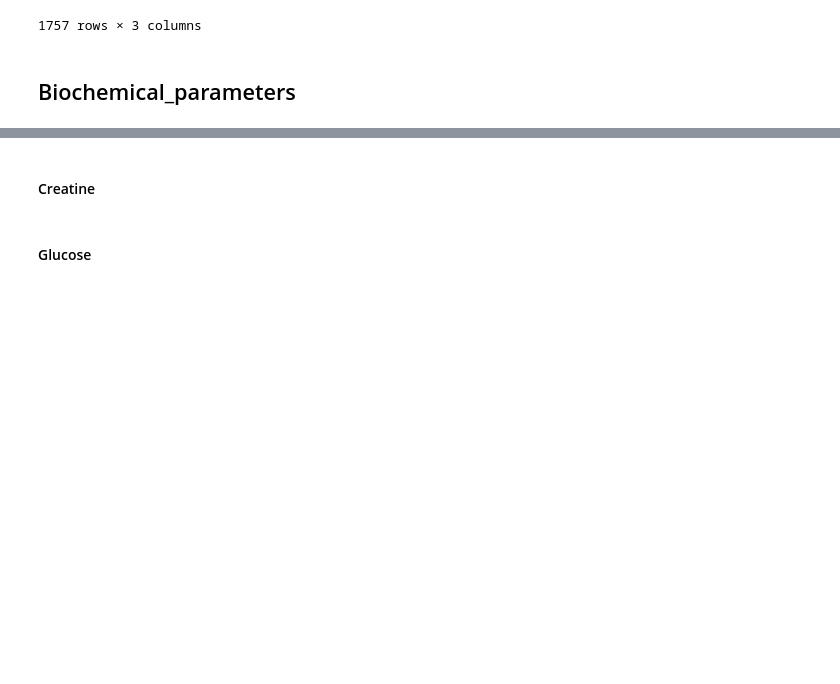
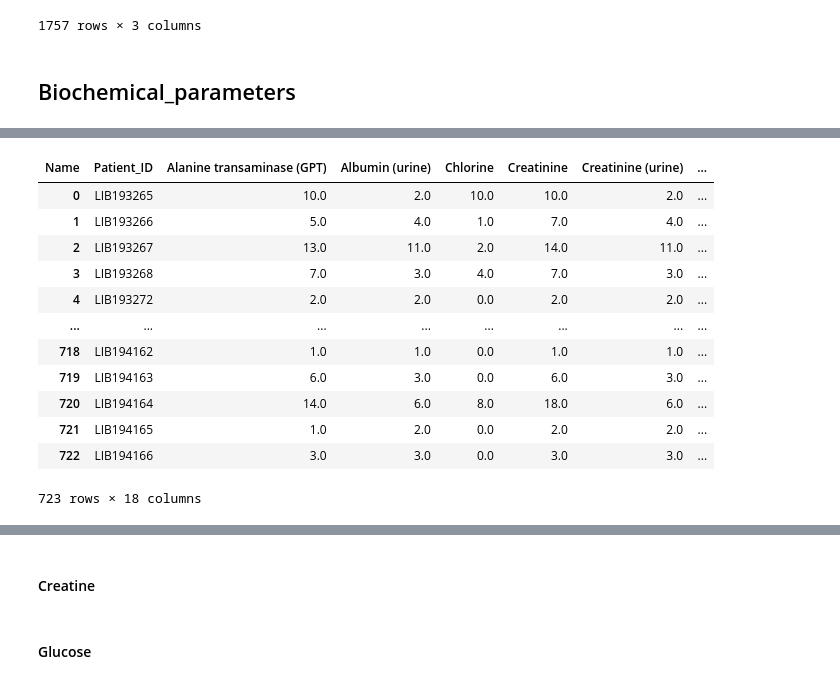
Before and after one commit to MatteoAv/AnalisiDatasetDiabete, a Jupyter notebook: Analisi.ipynb, the cells around one changed output, grey strips where cells are left out. Saved outputs shown, nothing was run; the diff lists cells and outputs as text; code cells hidden in the pictures; blank space fills up the shorter version.

```diff
--- a/Analisi.ipynb
+++ b/Analisi.ipynb
@@ -86,4 +161,25 @@ nan_count = nan_mask.sum()
 nan_count
 # %%
 number = Biochemical.groupby(['Patient_ID', 'Name']).size().reset_index(name='Count')
-number
+
+# Pivot per ottenere una riga per paziente e colonne per ogni parametro
+result = number.pivot_table(index='Patient_ID', columns='Name', values='Count', fill_value=0)
+
+# Opzionale: reset index se vuoi 'ID' come colonna normale
+result = result.reset_index()
+
+result
+# %% [output]
+| Name | Patient_ID | Alanine transaminase (GPT) | Albumin (urine) | Chlorine | Creatinine | Creatinine (urine) | ... |
+| 0 | LIB193265 | 10.0 | 2.0 | 10.0 | 10.0 | 2.0 | ... |
+| 1 | LIB193266 | 5.0 | 4.0 | 1.0 | 7.0 | 4.0 | ... |
+| 2 | LIB193267 | 13.0 | 11.0 | 2.0 | 14.0 | 11.0 | ... |
+| 3 | LIB193268 | 7.0 | 3.0 | 4.0 | 7.0 | 3.0 | ... |
+| 4 | LIB193272 | 2.0 | 2.0 | 0.0 | 2.0 | 2.0 | ... |
+| ... | ... | ... | ... | ... | ... | ... | ... |
+| 718 | LIB194162 | 1.0 | 1.0 | 0.0 | 1.0 | 1.0 | ... |
+| 719 | LIB194163 | 6.0 | 3.0 | 0.0 | 6.0 | 3.0 | ... |
+| 720 | LIB194164 | 14.0 | 6.0 | 8.0 | 18.0 | 6.0 | ... |
+| 721 | LIB194165 | 1.0 | 2.0 | 0.0 | 2.0 | 2.0 | ... |
+| 722 | LIB194166 | 3.0 | 3.0 | 0.0 | 3.0 | 3.0 | ... |
+723 rows × 18 columns
```
Also changed, not shown: parts of 8 cells of this notebook, 2 other files.
